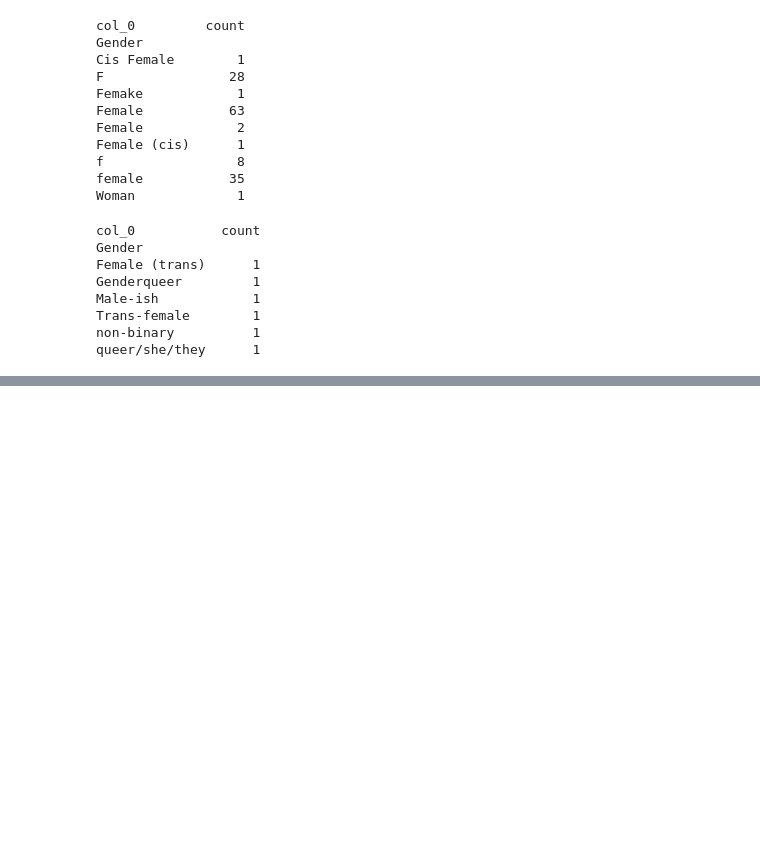
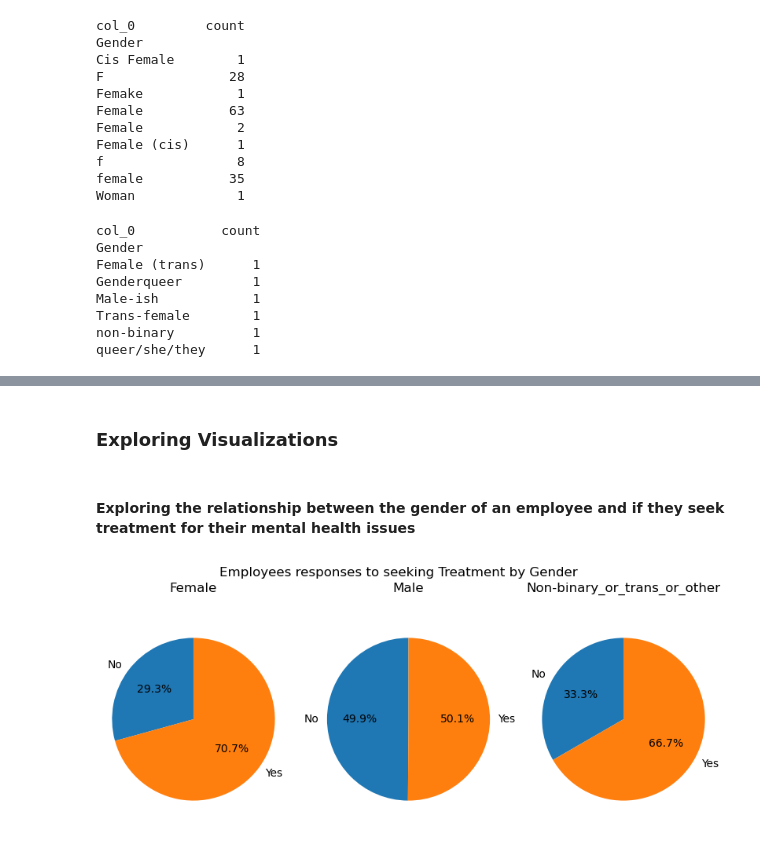
Before and after one commit to ubco-W2022T2-data301/project-group-group-49, a Jupyter notebook: analysis/analysis2.ipynb, the cells around one changed output, grey strips where cells are left out. Drawn from its saved outputs; the diff is of its cells as text; code cells hidden in the pictures; blank space fills up the shorter version.

```diff
--- a/analysis/analysis2.ipynb
+++ b/analysis/analysis2.ipynb
@@ -282,0 +259,11 @@ plt.show()
+# %%
+# Creating a new column indicating whether an employee is taking active steps to care for their mental health:
+data["active_care"] = 0
+
+# if answer is yes in treatment column or care_options column, set active_care to 1
+data.loc[(data["treatment"] == "Yes") | (data["care_options"] == "Yes"), "active_care"] = 1
+
+# if answer is yes in both treatment column and care_options column, set active_care to 2
+data.loc[(data["treatment"] == "Yes") & (data["care_options"] == "Yes"), "active_care"] = 2
+
+data.head()
@@ -282,0 +279,25 @@ plt.show()
+# %% [markdown]
+### **Exploring Visualizations**
+# %% [markdown]
+#### **Exploring the relationship between the gender of an employee and if they seek treatment for their mental health issues**
+# %%
+# Group the data by treatment and gender, and count the number of responses in each group
+counts = data.groupby(['treatment', 'Gender']).size().reset_index(name='counts')
+
+# Create a pivot table to format the data for plotting
+pivot = pd.pivot_table(counts, values='counts', index='Gender', columns='treatment')
+
+# Create a pie chart for each gender
+fig, axs = plt.subplots(1, 3, figsize=(10, 4))
+axs = axs.flatten()
+colors = ['tab:blue', 'tab:orange']
+
+for i, Gender in enumerate(['Female', 'Male', 'Non-binary_or_trans_or_other']):
+    pie = axs[i].pie(pivot.loc[Gender], colors=colors, labels=pivot.columns, autopct='%1.1f%%', startangle=90)
+    axs[i].set_title(Gender)
+    axs[i].axis('equal')
+
+fig.suptitle('Employees responses to seeking Treatment by Gender')
+plt.show()
+# %% [output]
+[figure, added]
```
Also changed, not shown: parts of 41 cells of this notebook, 3 other files.
